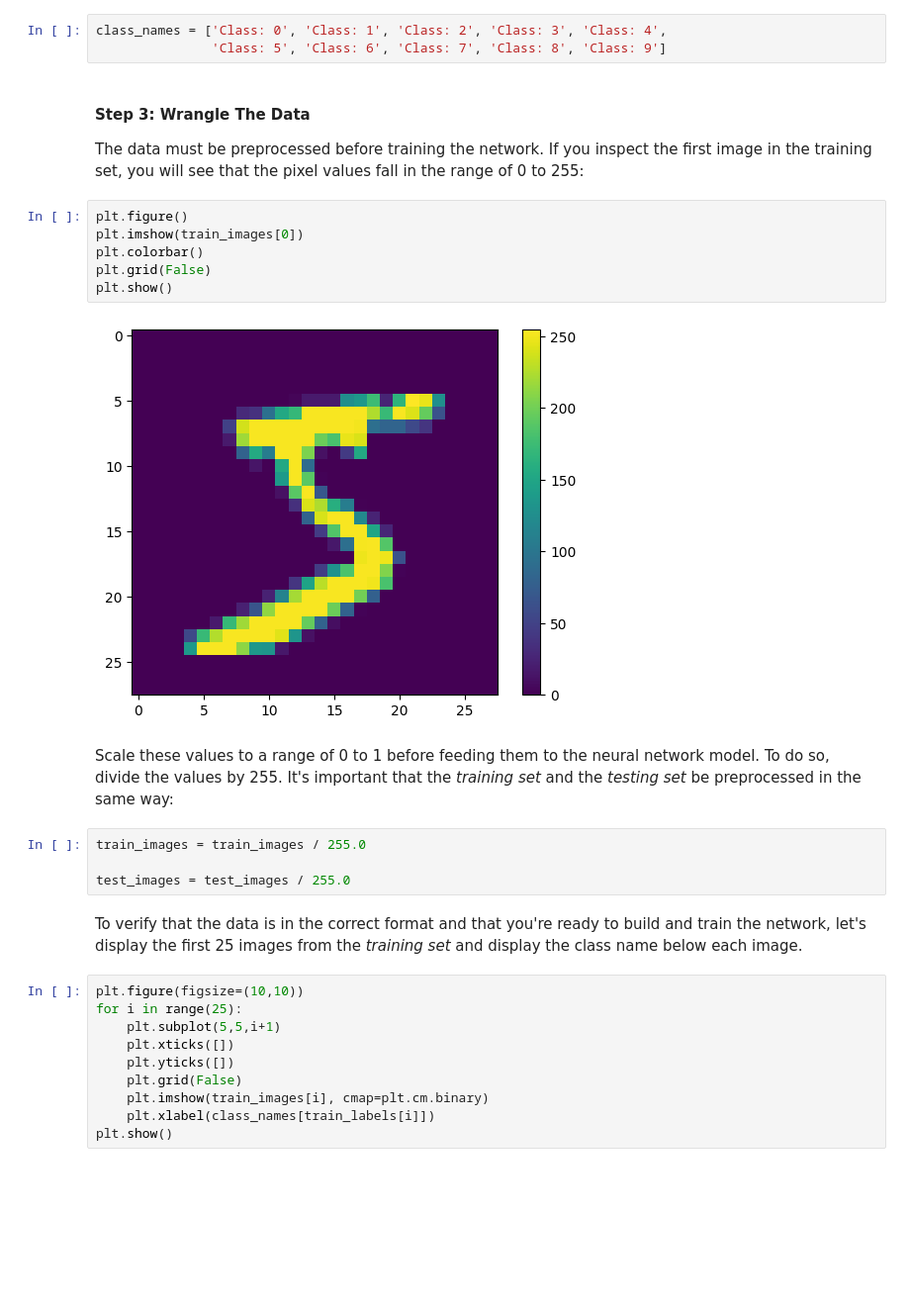
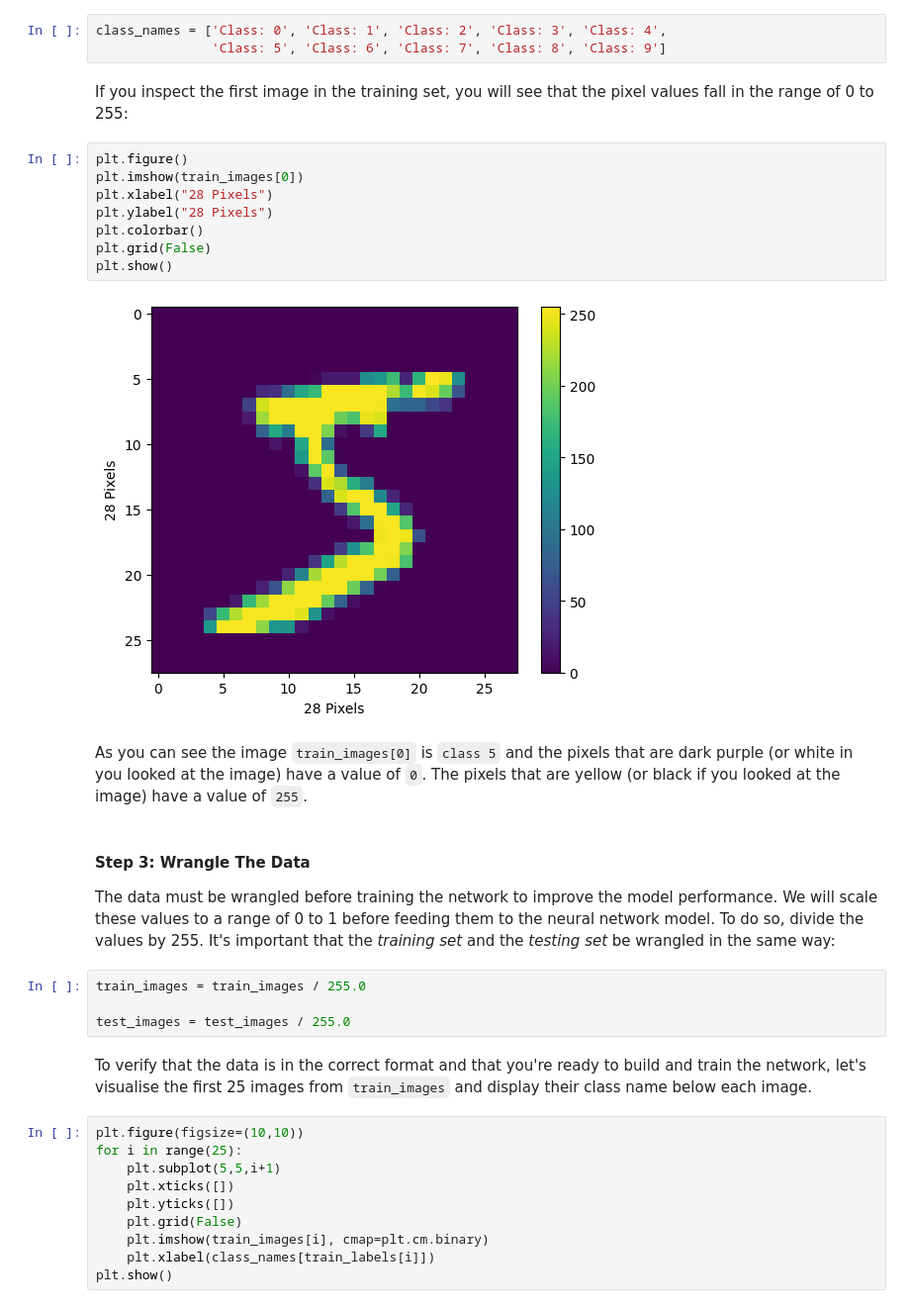
Before and after one commit to waynewilliamprout123456789/Machine_Learning, a Jupyter notebook: examples/7.OOP_Neural_Network_Adv.ipynb, the cells around one changed output. Shown at 99% size. Saved outputs shown, nothing was run; the diff lists cells and outputs as text; blank space fills up the shorter version.

```diff
--- a/examples/7.OOP_Neural_Network_Adv.ipynb
+++ b/examples/7.OOP_Neural_Network_Adv.ipynb
@@ -44,25 +45,28 @@ Each image is mapped to a single label. Since the *class names* are not included
 class_names = ['Class: 0', 'Class: 1', 'Class: 2', 'Class: 3', 'Class: 4',
                'Class: 5', 'Class: 6', 'Class: 7', 'Class: 8', 'Class: 9']
 # %% [markdown]
-#### Step 3: Wrangle The Data
-
-The data must be preprocessed before training the network. If you inspect the first image in the training set, you will see that the pixel values fall in the range of 0 to 255:
+If you inspect the first image in the training set, you will see that the pixel values fall in the range of 0 to 255:
 # %%
 plt.figure()
 plt.imshow(train_images[0])
+plt.xlabel("28 Pixels")
+plt.ylabel("28 Pixels")
 plt.colorbar()
 plt.grid(False)
 plt.show()
 # %% [output]
-[figure, old version]
+[figure, new version]
+# %% [markdown]
+As you can see the image `train_images[0]` is `class 5` and the pixels that are dark purple (or white in you looked at the image) have a value of `0`. The pixels that are yellow (or black if you looked at the image) have a value of `255`.
 # %% [markdown]
-Scale these values to a range of 0 to 1 before feeding them to the neural network model. To do so, divide the values by 255. It's important that the *training set* and the *testing set* be preprocessed in the same way:
+#### Step 3: Wrangle The Data
+The data must be wrangled before training the network to improve the model performance. We will scale these values to a range of 0 to 1 before feeding them to the neural network model. To do so, divide the values by 255. It's important that the *training set* and the *testing set* be wrangled in the same way:
 # %%
 train_images = train_images / 255.0
 
 test_images = test_images / 255.0
 # %% [markdown]
-To verify that the data is in the correct format and that you're ready to build and train the network, let's display the first 25 images from the *training set* and display the class name below each image.
+To verify that the data is in the correct format and that you're ready to build and train the network, let's visualise the first 25 images from `train_images` and display their class name below each image.
 # %%
 plt.figure(figsize=(10,10))
 for i in range(25):
```
Also changed, not shown: parts of 9 cells of this notebook, 1 other file.
